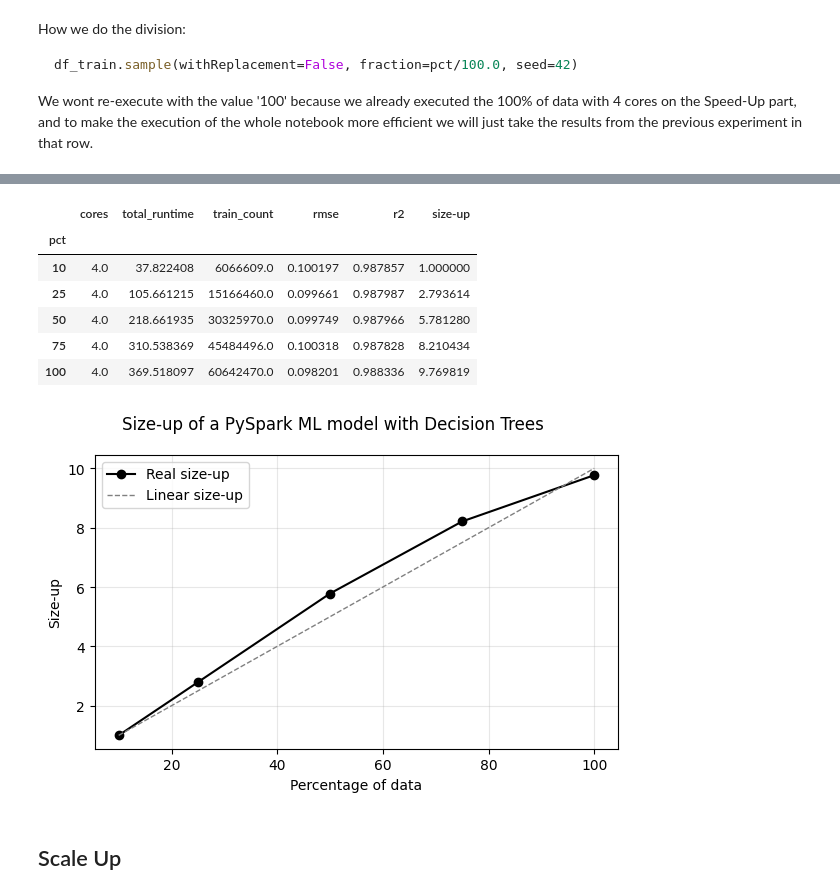
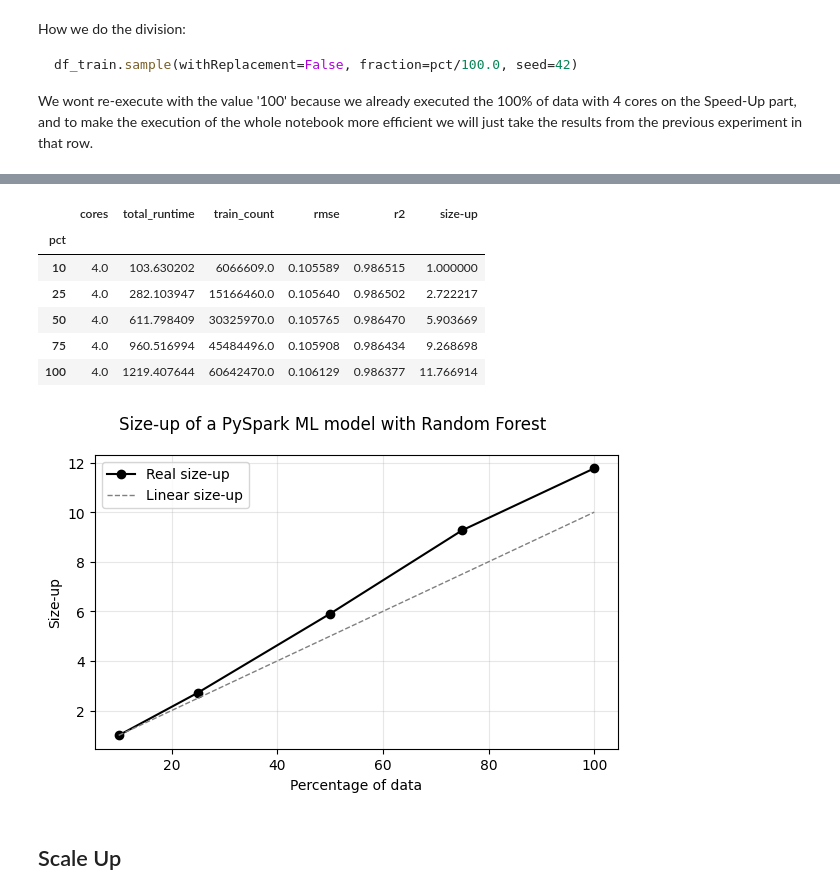
Before and after one commit to MariaGoico/Final-Project-LSDA, a Jupyter notebook: scalability.ipynb, the cells around one changed output, grey strips where cells are left out. Saved outputs shown, nothing was run; the diff lists cells and outputs as text; code cells hidden in the pictures.

Commit message:
all scalability with random forest

```diff
--- a/scalability.ipynb
+++ b/scalability.ipynb
@@ -151,7 +151,7 @@ To adjust logging level use sc.setLogLevel(newLevel). For SparkR, use setLogLeve
 def size_up(results, runtime_col):
     return results[runtime_col] / results[runtime_col].iloc[0]
 # %%
-model = "dt" # or "rf"
+model = "rf" # or "dt"
 
 speedup = pd.read_csv(
     f'scalability_results/speedup_{model}.csv',
@@ -180,18 +180,18 @@ avg_results
 # %% [output]
 |  | cores | total_runtime | train_count | rmse | r2 | size-up |
 | pct |  |  |  |  |  |  |
-| 10 | 4.0 | 37.822408 | 6066609.0 | 0.100197 | 0.987857 | 1.000000 |
-| 25 | 4.0 | 105.661215 | 15166460.0 | 0.099661 | 0.987987 | 2.793614 |
-| 50 | 4.0 | 218.661935 | 30325970.0 | 0.099749 | 0.987966 | 5.781280 |
-| 75 | 4.0 | 310.538369 | 45484496.0 | 0.100318 | 0.987828 | 8.210434 |
-| 100 | 4.0 | 369.518097 | 60642470.0 | 0.098201 | 0.988336 | 9.769819 |
+| 10 | 4.0 | 103.630202 | 6066609.0 | 0.105589 | 0.986515 | 1.000000 |
+| 25 | 4.0 | 282.103947 | 15166460.0 | 0.105640 | 0.986502 | 2.722217 |
+| 50 | 4.0 | 611.798409 | 30325970.0 | 0.105765 | 0.986470 | 5.903669 |
+| 75 | 4.0 | 960.516994 | 45484496.0 | 0.105908 | 0.986434 | 9.268698 |
+| 100 | 4.0 | 1219.407644 | 60642470.0 | 0.106129 | 0.986377 | 11.766914 |
 # %%
 x_vals = avg_results.index.values
 linear_vals = x_vals / x_vals[0] # Linear sizeup
-plot_scalability_measure('size-up', avg_results, 'Percentage of data', x_vals, linear_vals)
+plot_scalability_measure('size-up', avg_results, 'Percentage of data', x_vals, linear_vals, "Random Forest")
 plt.show()
 # %% [output]
-[figure, old version]
+[figure, new version]
 # %% [markdown]
 ## Scale Up
 # %% [markdown]
```
Also changed, not shown: parts of 2 cells of this notebook, 3 other files.
